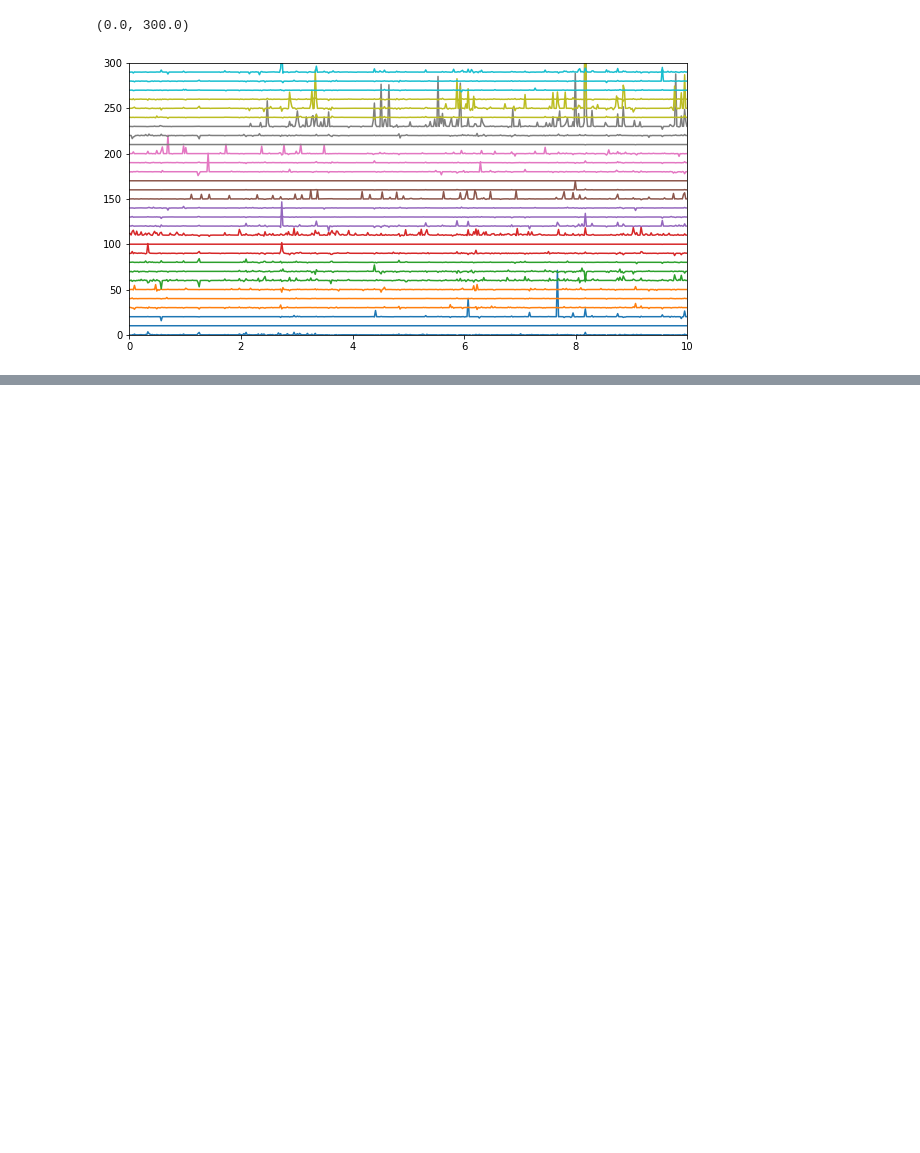
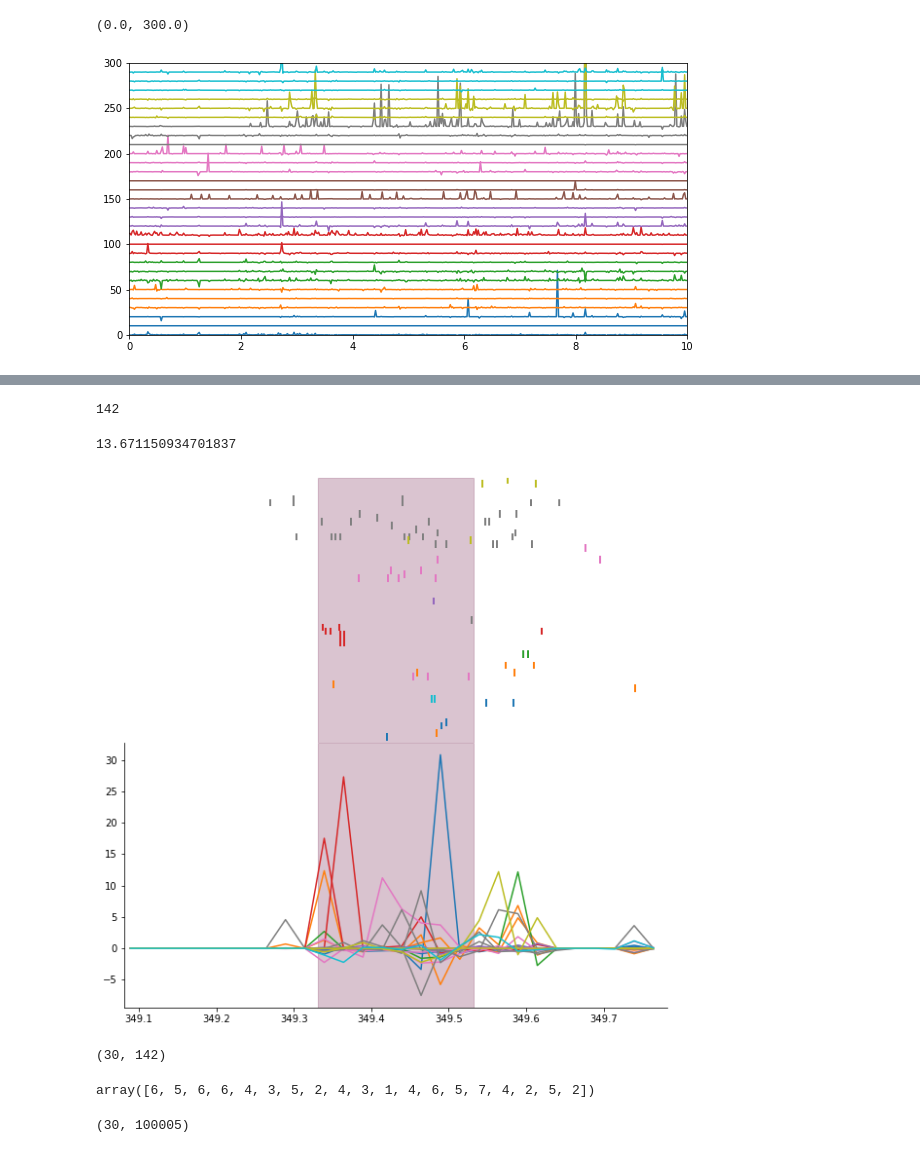
Before and after one commit to ryanharvey1/cell_assembly_replay, a Jupyter notebook: notebooks/cell_assembly.ipynb, the cells around one changed output, grey strips where cells are left out. Drawn from its saved outputs; the diff is of its cells as text; code cells hidden in the pictures; blank space fills up the shorter version.

```diff
--- a/notebooks/cell_assembly.ipynb
+++ b/notebooks/cell_assembly.ipynb
@@ -261,2 +248,5 @@ ax.set_xlim(xmin, xmax)
 # %%
 axs[1].plot(binned_st.bin_centers,assembly_act.data[i,:], color=cmap(i))
+# %%
+session = 'LEM3124_S20190302163218'
+results = run_all(session,spike_path)
@@ -263,6 +264,48 @@ axs[1].plot(binned_st.bin_centers,assembly_act.data[i,:], color=cmap(i))
+# %%
+assemblyAct = results['assemblyAct']
+# %%
+swr_df = pd.read_csv('F:/Projects/PAE_PlaceCell/analysis/swr_data/post_processed/swr_df.csv')
 # %%
 # Assembly reactivation strength during SPW-R periods
 
 # Assembly strength was defined as the mean activation strength of all events (R > 5)
 # across single postexploration sessions occurring during time periods detected as
 # sharp wave ripples (described above).
+# %%
+patterns.shape[1]
+# %% [output]
+142
+# %%
+event = swr_df[swr_df.session == session].iloc[17]
+
+
+fig, axs = plt.subplots(2,1, figsize=(10,10), edgecolor='k')
+fig.subplots_adjust(hspace = 0.00, wspace=0)
+axs = axs.ravel()
+plot_assembl_strength(binned_st,st,patterns,assembly_act,[event.start_time-.25, event.end_time+.25],axs,show_not_in_assmbl=False)
+axs[0].axvspan(event.start_time, event.end_time, alpha=0.3, color='#843b62', zorder=-1000)
+axs[1].axvspan(event.start_time, event.end_time, alpha=0.3, color='#843b62', zorder=-1000)
+
+# event = swr_df[swr_df.session == session].iloc[15]
+
+# axs[0].axvspan(event.start_time, event.end_time, alpha=0.3, color='#843b62', zorder=-1000)
+# axs[1].axvspan(event.start_time, event.end_time, alpha=0.3, color='#843b62', zorder=-1000)
+
+curr_assembl = assemblyAct[:,(binned_st.bin_centers >= event.start_time) & (binned_st.bin_centers <= event.end_time)]
+curr_assembl[curr_assembl > 5].mean()
+# %% [output]
+13.671150934701837
+[figure, added]
+# %%
+patterns.shape
+# %% [output]
+(30, 142)
+# %%
+# patterns[0]
+
+# thres = np.mean(assmbl) + np.std(assmbl)*2
+
+n_cells_per_assembl = np.sum(patterns > (patterns.mean(axis=1) + patterns.std(axis=1)*2)[:, np.newaxis],axis=1)
+n_cells_per_assembl[n_cells_per_assembl > 0]
+# %% [output]
+array([6, 5, 6, 6, 4, 3, 5, 2, 4, 3, 1, 4, 6, 5, 7, 4, 2, 5, 2])
@@ -268,0 +317,6 @@ axs[1].plot(binned_st.bin_centers,assembly_act.data[i,:], color=cmap(i))
+# %%
+patterns = results['patterns']
+assembly_act = nel.AnalogSignalArray(assemblyAct, timestamps=binned_st.bin_centers,fs=1/dt)
+assembly_act.data
+# %% [output]
+(30, 100005)
```
Also changed, not shown: parts of 19 cells of this notebook, 1 other file.
